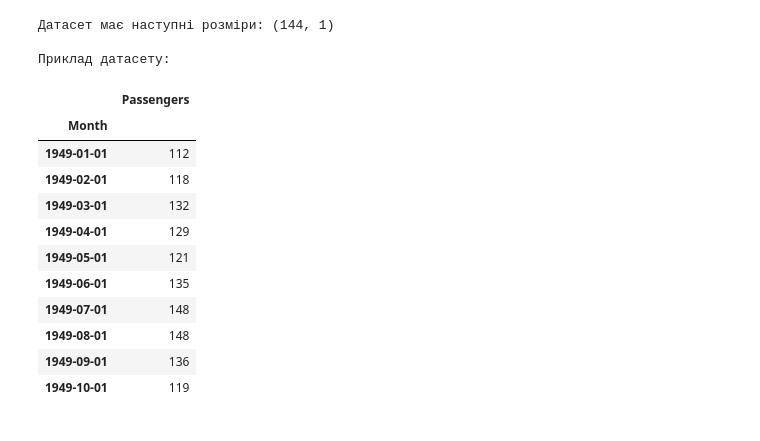
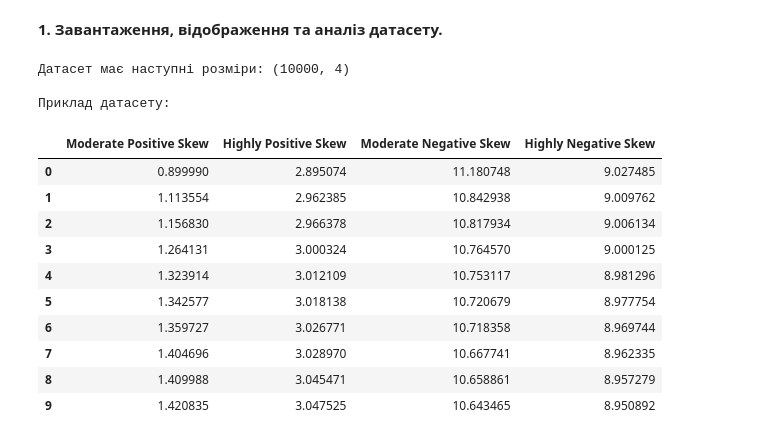
Before and after one commit to OleksandrKryvoruk/dz_54, a Jupyter notebook: 1.ipynb, the cells around one changed output. Saved outputs shown, nothing was run; the diff lists cells and outputs as text; code cells hidden in the pictures.

```diff
--- a/1.ipynb
+++ b/1.ipynb
@@ -5,2 +12,4 @@
+# %% [markdown]
+**1. Завантаження, відображення та аналіз датасету.**
 # %%
 import pandas as pd
@@ -16,23 +24,21 @@ import statsmodels.api as sm
 # %%
-df = pd.read_csv('AirPassengers.csv', index_col=['Month'])
-df.index = pd.to_datetime(df.index)
+df = pd.read_csv('Data_to_Transform.csv')
 
 print(f"Датасет має наступні розміри: {df.shape}\n")
 print("Приклад датасету:\n")
 display(df.head(10))
 # %% [output]
-Датасет має наступні розміри: (144, 1)
+Датасет має наступні розміри: (10000, 4)
 
 Приклад датасету:
-|  | Passengers |
-| Month |  |
-| 1949-01-01 | 112 |
-| 1949-02-01 | 118 |
-| 1949-03-01 | 132 |
-| 1949-04-01 | 129 |
-| 1949-05-01 | 121 |
-| 1949-06-01 | 135 |
-| 1949-07-01 | 148 |
-| 1949-08-01 | 148 |
-| 1949-09-01 | 136 |
-| 1949-10-01 | 119 |
+|  | Moderate Positive Skew | Highly Positive Skew | Moderate Negative Skew | Highly Negative Skew |
+| 0 | 0.899990 | 2.895074 | 11.180748 | 9.027485 |
+| 1 | 1.113554 | 2.962385 | 10.842938 | 9.009762 |
+| 2 | 1.156830 | 2.966378 | 10.817934 | 9.006134 |
+| 3 | 1.264131 | 3.000324 | 10.764570 | 9.000125 |
+| 4 | 1.323914 | 3.012109 | 10.753117 | 8.981296 |
+| 5 | 1.342577 | 3.018138 | 10.720679 | 8.977754 |
+| 6 | 1.359727 | 3.026771 | 10.718358 | 8.969744 |
+| 7 | 1.404696 | 3.028970 | 10.667741 | 8.962335 |
+| 8 | 1.409988 | 3.045471 | 10.658861 | 8.957279 |
+| 9 | 1.420835 | 3.047525 | 10.643465 | 8.950892 |
```
Also changed, not shown: parts of 45 cells of this notebook, 2 other files.
